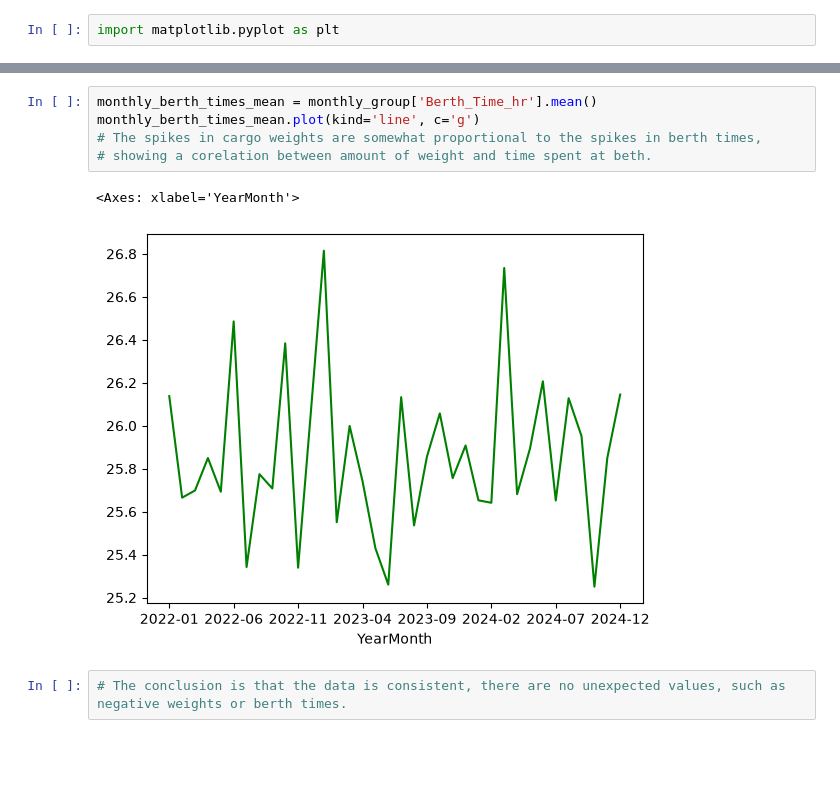
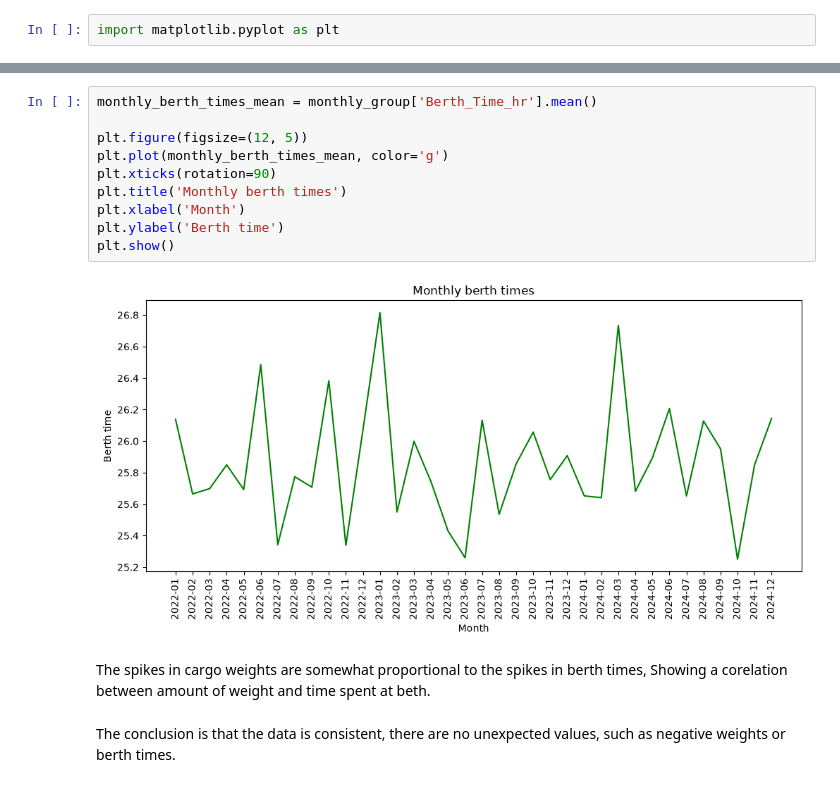
Before and after one commit to nikola300605/Stochastic_Simulation_Group_15, a Jupyter notebook: task_4_1.ipynb, the cells around one changed output, grey strips where cells are left out. Cells and saved outputs as stored; diff of their text form; blank space fills up the shorter version.

```diff
--- a/task_4_1.ipynb
+++ b/task_4_1.ipynb
@@ -133,10 +156,17 @@ monthly_tons_mean.plot(kind='line', c='b')
 # %%
 monthly_berth_times_mean = monthly_group['Berth_Time_hr'].mean()
-monthly_berth_times_mean.plot(kind='line', c='g')
-# The spikes in cargo weights are somewhat proportional to the spikes in berth times,
-# showing a corelation between amount of weight and time spent at beth.
+
+plt.figure(figsize=(12, 5))
+plt.plot(monthly_berth_times_mean, color='g')
+plt.xticks(rotation=90)
+plt.title('Monthly berth times')
+plt.xlabel('Month')
+plt.ylabel('Berth time')
+plt.show()
 # %% [output]
-<Axes: xlabel='YearMonth'>
-[figure, old version]
+[figure, new version]
-# %%
-# The conclusion is that the data is consistent, there are no unexpected values, such as negative weights or berth times.
+# %% [markdown]
+The spikes in cargo weights are somewhat proportional to the spikes in berth times,
+Showing a corelation between amount of weight and time spent at beth.
+# %% [markdown]
+The conclusion is that the data is consistent, there are no unexpected values, such as negative weights or berth times.
```
Also changed, not shown: parts of 23 cells of this notebook, 2 other files.
